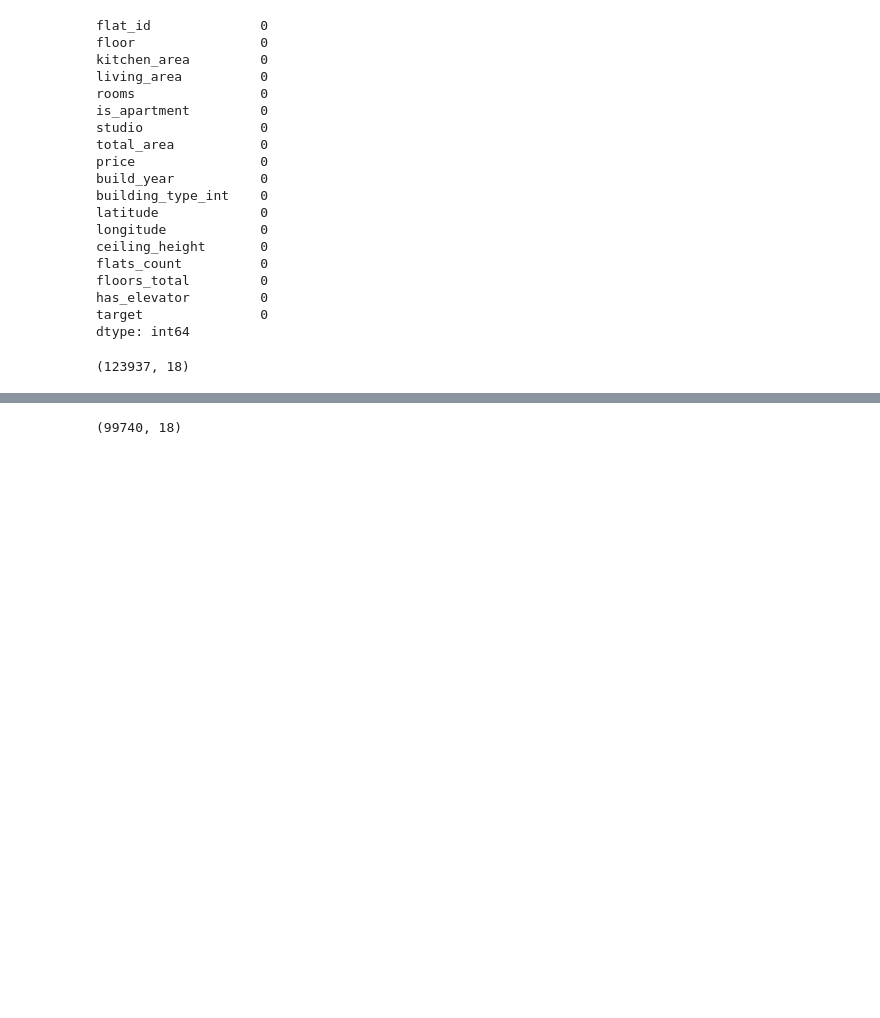
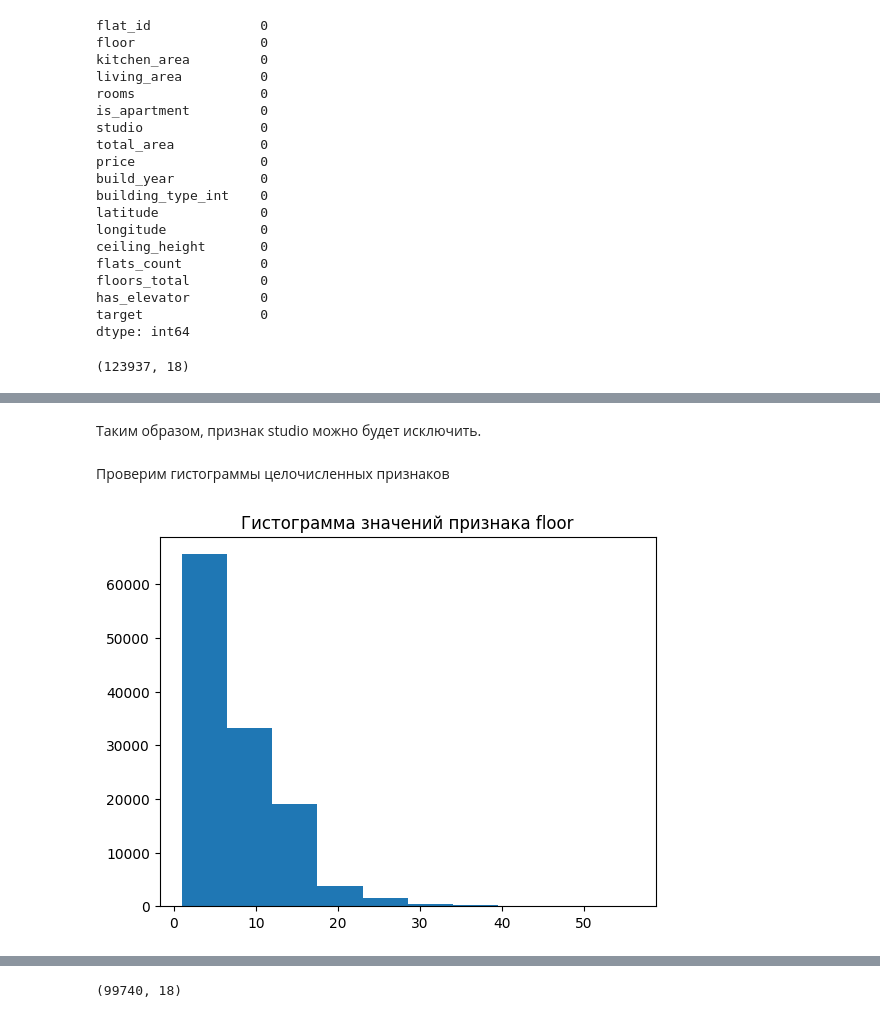
Before and after one commit to ibnkir/mle-project-sprint-1, a Jupyter notebook: notebooks/preproc_and_eda.ipynb, the cells around one changed output, grey strips where cells are left out. Cells and saved outputs as stored; diff of their text form; code cells hidden in the pictures; blank space fills up the shorter version.

```diff
--- a/notebooks/preproc_and_eda.ipynb
+++ b/notebooks/preproc_and_eda.ipynb
@@ -206,0 +224,10 @@ data_4.shape
+# %% [markdown]
+Таким образом, признак studio можно будет исключить.
+# %% [markdown]
+Проверим гистограммы целочисленных признаков
+# %%
+plt.hist(data_4['floor'])
+plt.title('Гистограмма значений признака floor')
+plt.show()
+# %% [output]
+[figure, added]
```
Also changed, not shown: parts of 26 cells of this notebook, 5 other files.
